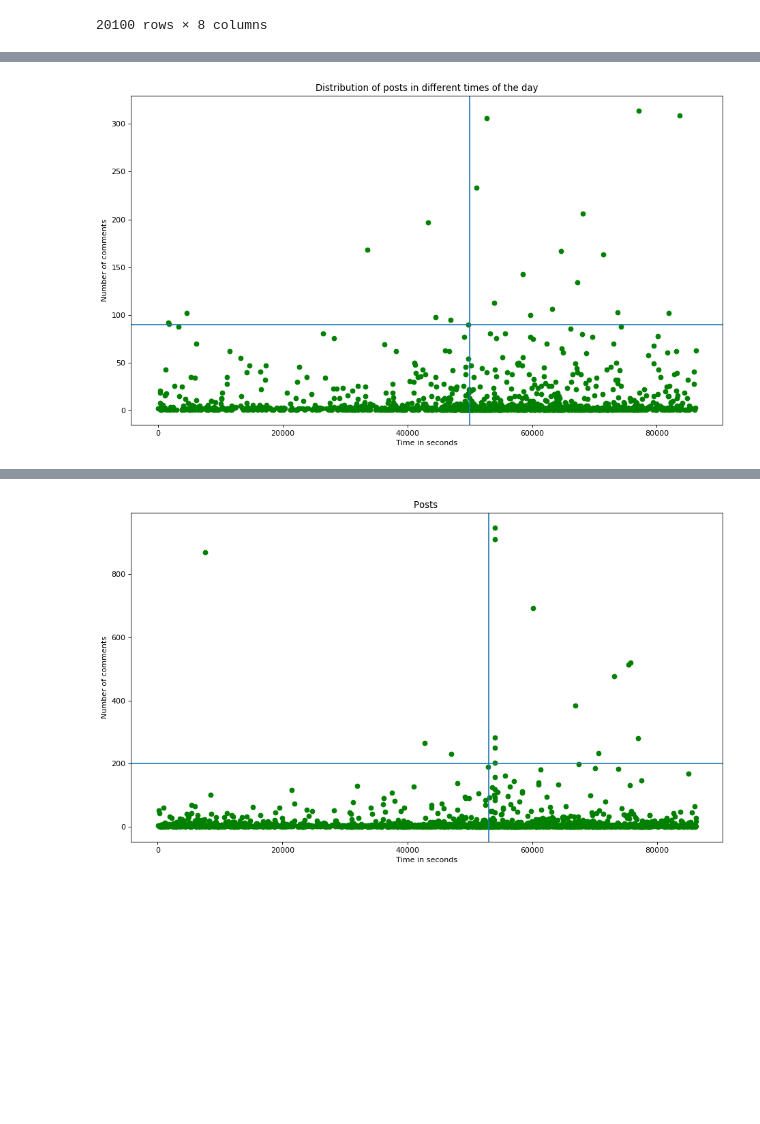
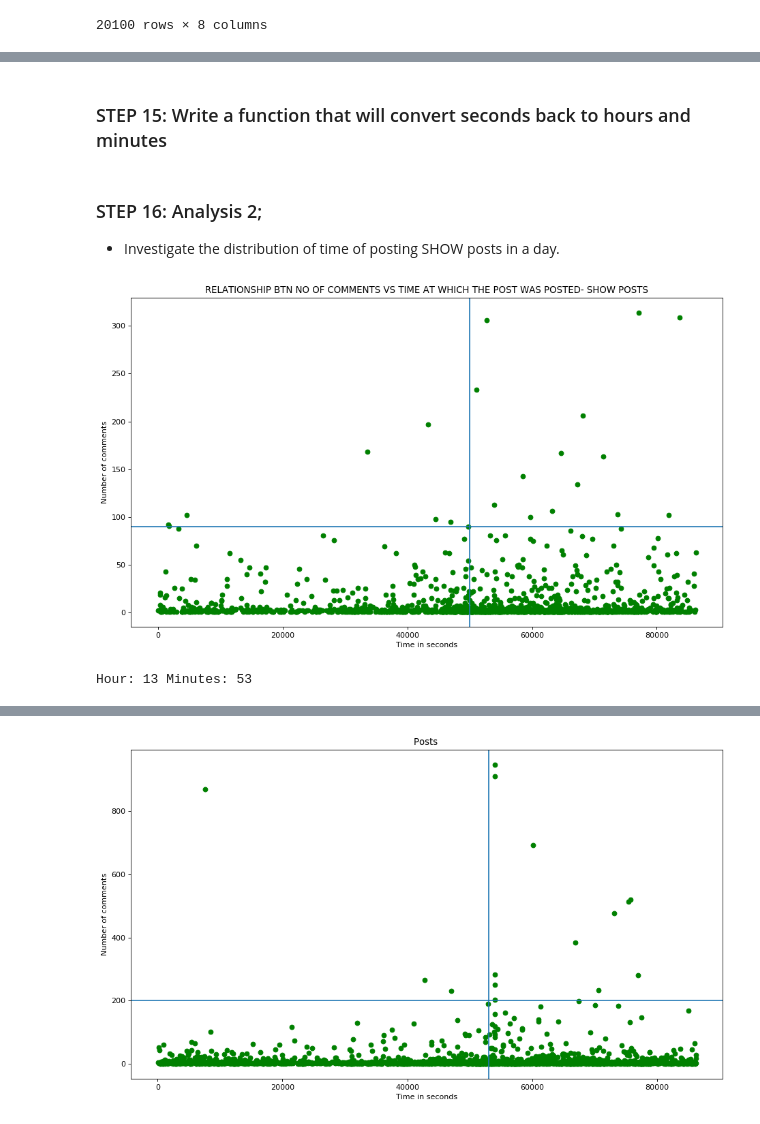
Before and after one commit to ndangalasinh/dataquest_hackernews_posts_analysis_1, a Jupyter notebook: hacker_news_analysis.ipynb, the cells around one changed output, grey strips where cells are left out. Cells and saved outputs as stored; diff of their text form; code cells hidden in the pictures; blank space fills up the shorter version.

```diff
--- a/hacker_news_analysis.ipynb
+++ b/hacker_news_analysis.ipynb
@@ -225,0 +243,2 @@ plt.show()
+# %% [markdown]
+### STEP 15: Write a function that will convert seconds back to hours and minutes
@@ -226,12 +255,20 @@ plt.show()
+# %% [markdown]
+### STEP 16: Analysis 2;
+- Investigate the distribution of time of posting SHOW posts in a day.
 # %%
 #plot SHOW posts comments vs time(in seconds)
 plt.figure(figsize=(14, 8), dpi=80)
 plt.scatter(hn_show_sorted_data['time_sec'],hn_show_sorted_data['num_comments'], marker = 'o', color = 'g')
-plt.title('Distribution of posts in different times of the day')
+plt.title('RELATIONSHIP BTN NO OF COMMENTS VS TIME AT WHICH THE POST WAS POSTED- SHOW POSTS')
 plt.xlabel('Time in seconds')
 plt.ylabel('Number of comments')
 plt.axvline(x=50000)
 plt.axhline(y=90)
 plt.show()
 # %% [output]
-[figure, old version]
+[figure, new version]
+# %%
+good_time = convert_sec_to_hours(50000)
+print('Hour:',good_time[0],'Minutes:',good_time[1])
+# %% [output]
+Hour: 13 Minutes: 53
```
Also changed, not shown: parts of 34 cells of this notebook.
